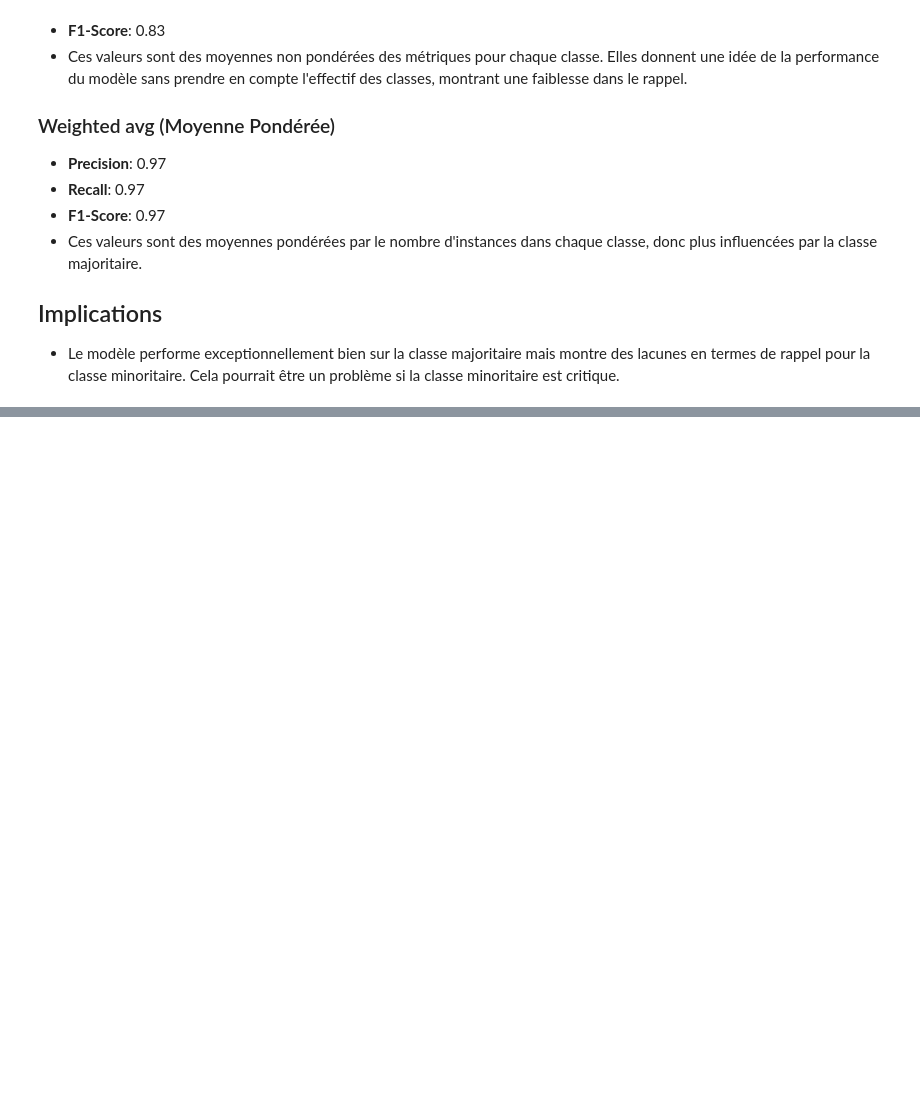
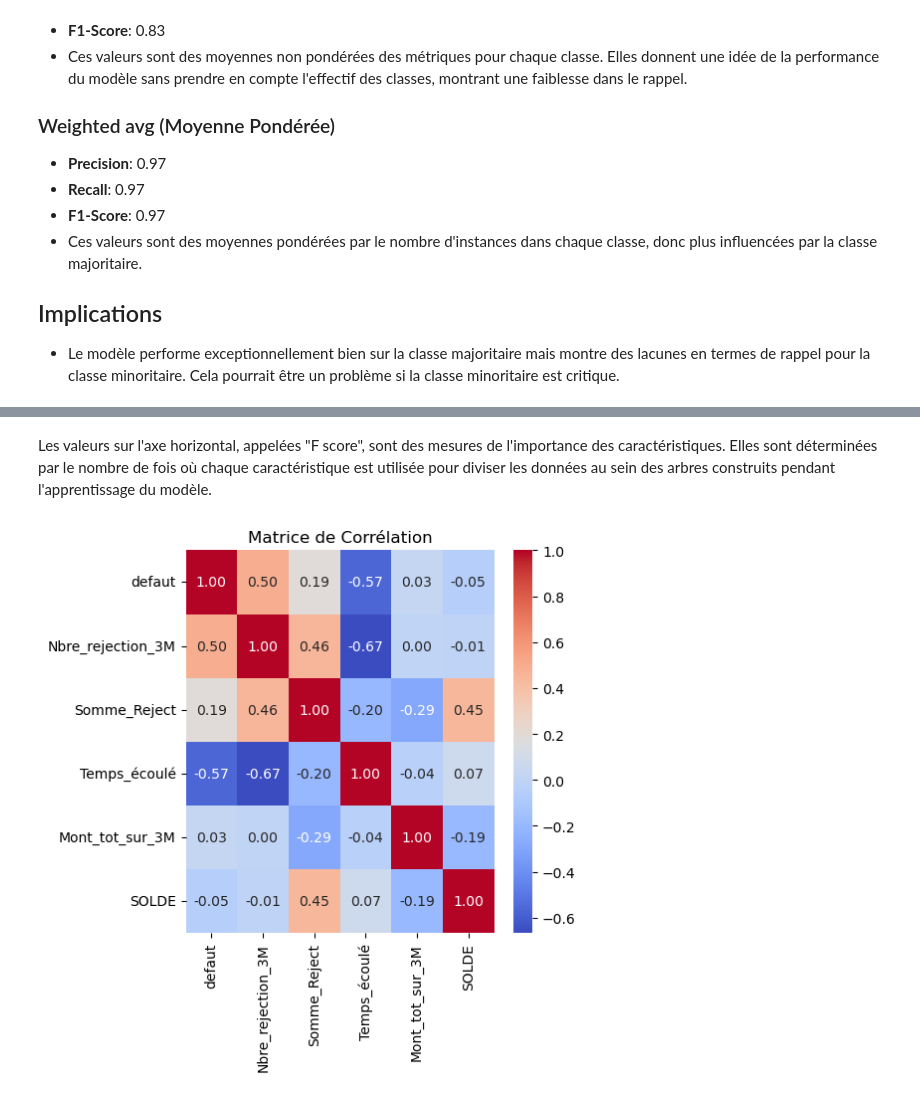
Before and after one commit to rouaabl/Projet-construction-d-un-score-d-octroi, a Jupyter notebook: MODELE.ipynb, the cells around one changed output, grey strips where cells are left out. Cells and saved outputs as stored; diff of their text form; code cells hidden in the pictures; blank space fills up the shorter version.

```diff
--- a/MODELE.ipynb
+++ b/MODELE.ipynb
@@ -154,0 +163,14 @@ TypeError: train() missing 1 required positional argument: 'dtrain'
+# %% [markdown]
+Les valeurs sur l'axe horizontal, appelées "F score", sont des mesures de l'importance des caractéristiques. Elles sont déterminées par le nombre de fois où chaque caractéristique est utilisée pour diviser les données au sein des arbres construits pendant l'apprentissage du modèle.
+# %%
+data = df.drop(["max_date","new_id"], axis=1)
+# Calcul de la matrice de corrélation
+correlation_matrix = data.corr()
+
+# Tracer la matrice de corrélation
+plt.figure(figsize=(5, 5))
+sns.heatmap(correlation_matrix, annot=True, fmt=".2f", cmap='coolwarm')
+plt.title('Matrice de Corrélation')
+plt.show()
+# %% [output]
+[figure, added]
```
Also changed, not shown: parts of 3 cells of this notebook.
